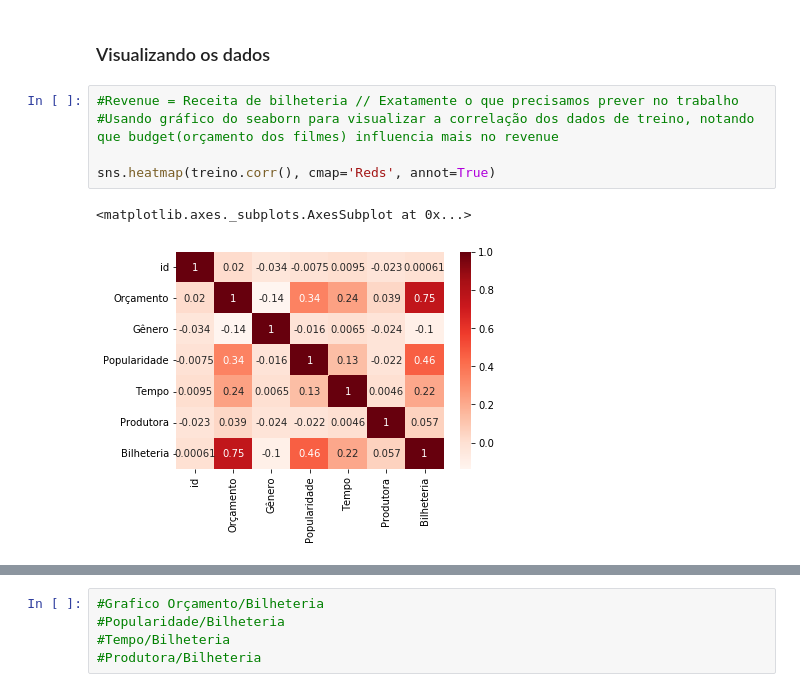
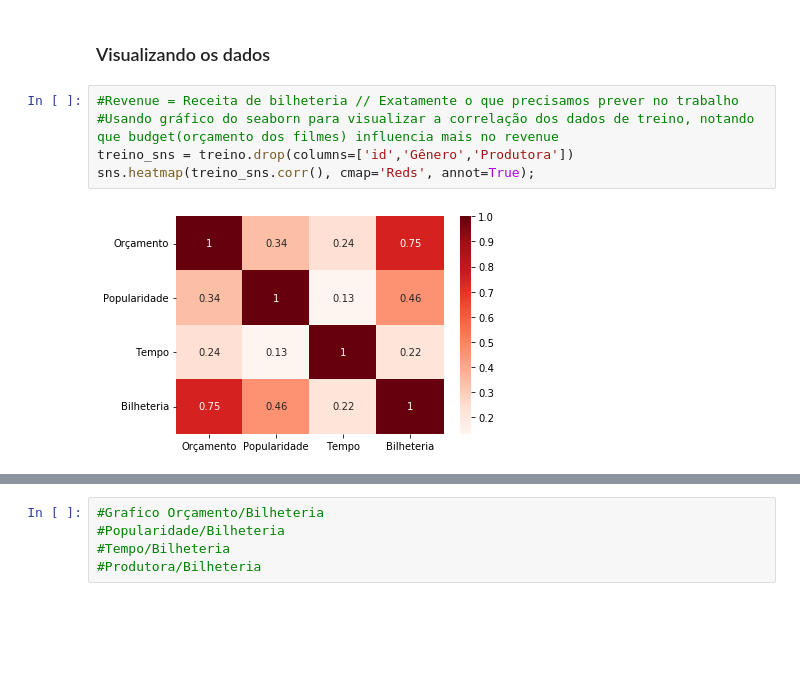
Before and after one commit to wagaojr/TrabalhoFinal-LingProg21.2, a Jupyter notebook: trabalho.ipynb, the cells around one changed output, grey strips where cells are left out. Cells and saved outputs as stored; diff of their text form; blank space fills up the shorter version.

```diff
--- a/trabalho.ipynb
+++ b/trabalho.ipynb
@@ -411,11 +375,10 @@ teste.head()
 # %%
 #Revenue = Receita de bilheteria // Exatamente o que precisamos prever no trabalho
 #Usando gráfico do seaborn para visualizar a correlação dos dados de treino, notando que budget(orçamento dos filmes) influencia mais no revenue
-
-sns.heatmap(treino.corr(), cmap='Reds', annot=True)
+treino_sns = treino.drop(columns=['id','Gênero','Produtora'])
+sns.heatmap(treino_sns.corr(), cmap='Reds', annot=True);
 # %% [output]
-<matplotlib.axes._subplots.AxesSubplot at 0x...>
-[figure, old version]
+[figure, new version]
 # %%
 #Visualizando os gêneros que mais aparecem
 plt.figure(figsize = (12, 8))
```
Also changed, not shown: parts of 4 cells of this notebook.
